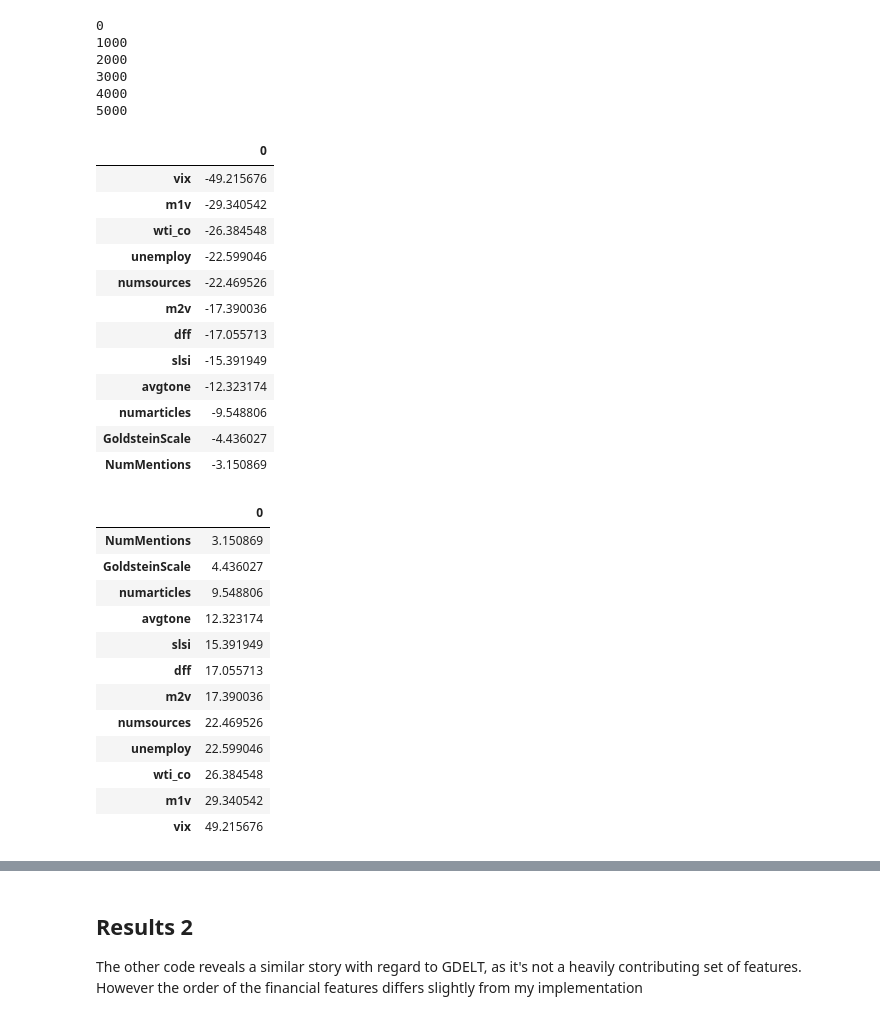
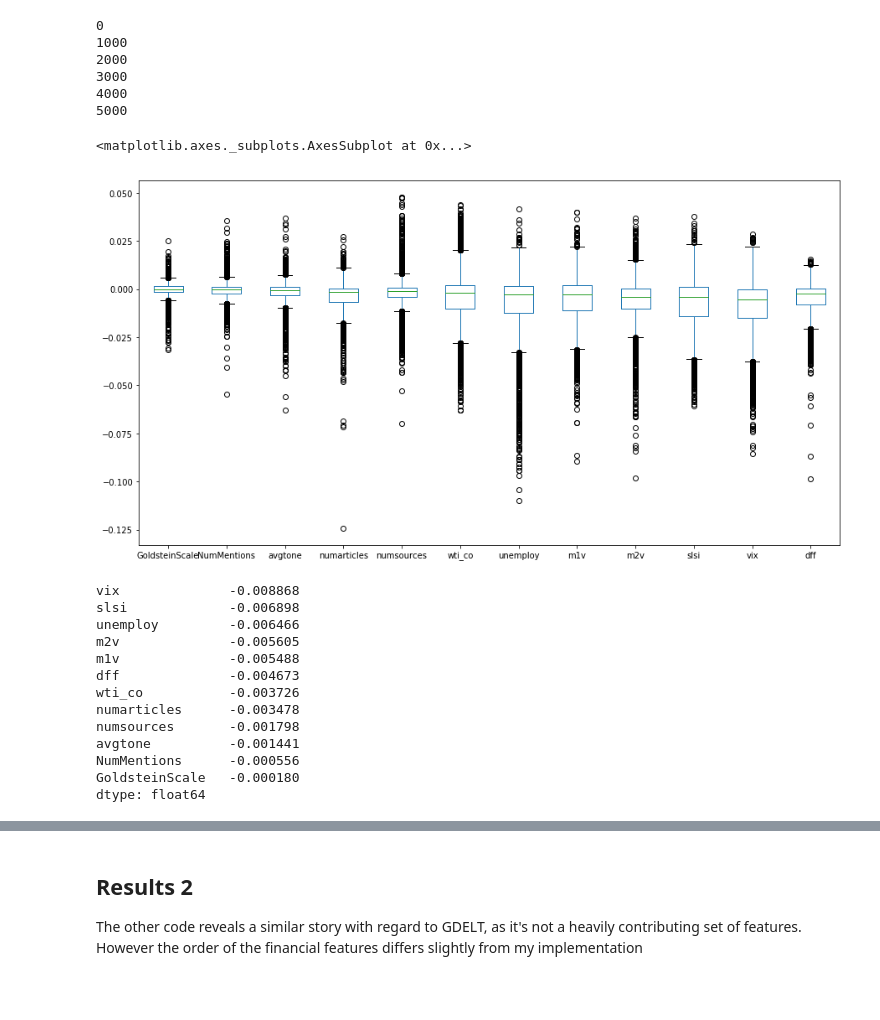
Before and after one commit to mikediamore/Capstone, a Jupyter notebook: Model_Eval_and_Improvement/Keras Model with Integrated Gradients NewGdelt.ipynb, the cells around one changed output, grey strips where cells are left out. Cells and saved outputs as stored; diff of their text form; code cells hidden in the pictures; blank space fills up the shorter version.

```diff
--- a/Model_Eval_and_Improvement/Keras Model with Integrated Gradients NewGdelt.ipynb
+++ b/Model_Eval_and_Improvement/Keras Model with Integrated Gradients NewGdelt.ipynb
@@ -578,9 +587,9 @@ Building gradient functions
 Progress: 100.0%
 Done.
 # %%
-cumulative_sum = np.zeros(X_train.shape[1])
+int_grad_list = []
 for i in range(len(X_train)):
-    cumulative_sum+= int_grad.explain(X_train[i],num_steps=100).flatten()
+    int_grad_list.append(int_grad.explain(X_train[i],num_steps=100).flatten())
     if i % 1000 == 0:
         print (i)
 # %% [output]
@@ -591,37 +600,26 @@ for i in range(len(X_train)):
 4000
 5000
 # %%
-feature_imp = pd.DataFrame(cumulative_sum).T
+feature_imp = pd.DataFrame(int_grad_list)
 feature_imp.columns = X_train_df.columns
+# %%
+feature_imp.plot.box()
+# %% [output]
+<matplotlib.axes._subplots.AxesSubplot at 0x...>
+[figure, added]
 # %%
-feature_imp.T.sort_values(by=0)
+feature_imp.mean().sort_values()
 # %% [output]
-|  | 0 |
-| vix | -49.215676 |
-| m1v | -29.340542 |
-| wti_co | -26.384548 |
-| unemploy | -22.599046 |
-| numsources | -22.469526 |
-| m2v | -17.390036 |
-| dff | -17.055713 |
-| slsi | -15.391949 |
-| avgtone | -12.323174 |
-| numarticles | -9.548806 |
-| GoldsteinScale | -4.436027 |
-| NumMentions | -3.150869 |
+vix              -0.008868
+slsi             -0.006898
+unemploy         -0.006466
+m2v              -0.005605
+m1v              -0.005488
+dff              -0.004673
+wti_co           -0.003726
+numarticles      -0.003478
+numsources       -0.001798
+avgtone          -0.001441
+NumMentions      -0.000556
+GoldsteinScale   -0.000180
+dtype: float64
-# %%
-feature_imp.T.abs().sort_values(by=0)
-# %% [output]
-|  | 0 |
-| NumMentions | 3.150869 |
-| GoldsteinScale | 4.436027 |
-| numarticles | 9.548806 |
-| avgtone | 12.323174 |
-| slsi | 15.391949 |
-| dff | 17.055713 |
-| m2v | 17.390036 |
-| numsources | 22.469526 |
-| unemploy | 22.599046 |
-| wti_co | 26.384548 |
-| m1v | 29.340542 |
-| vix | 49.215676 |
```
Also changed, not shown: parts of 13 cells of this notebook.
